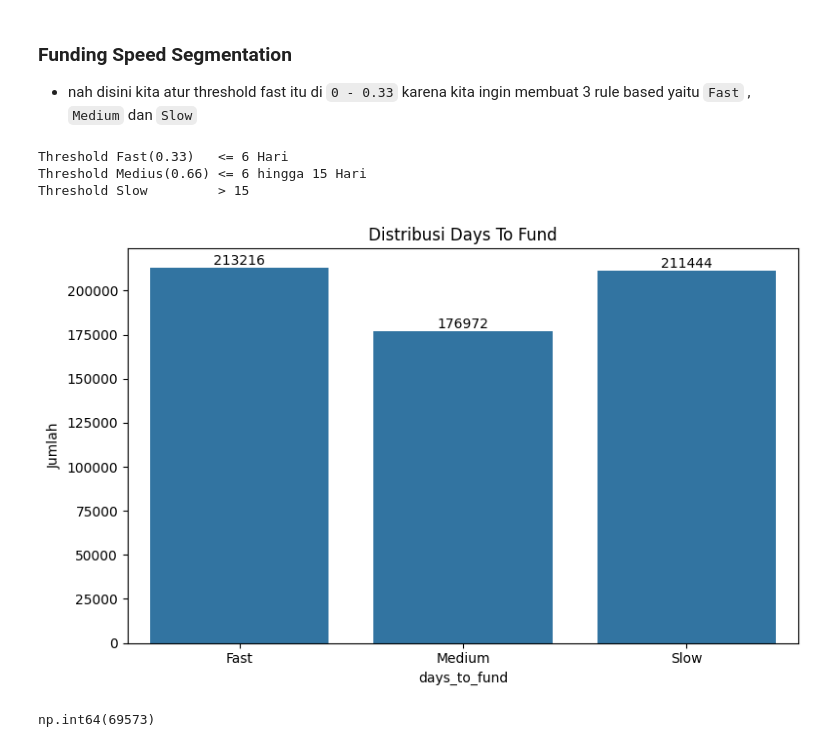
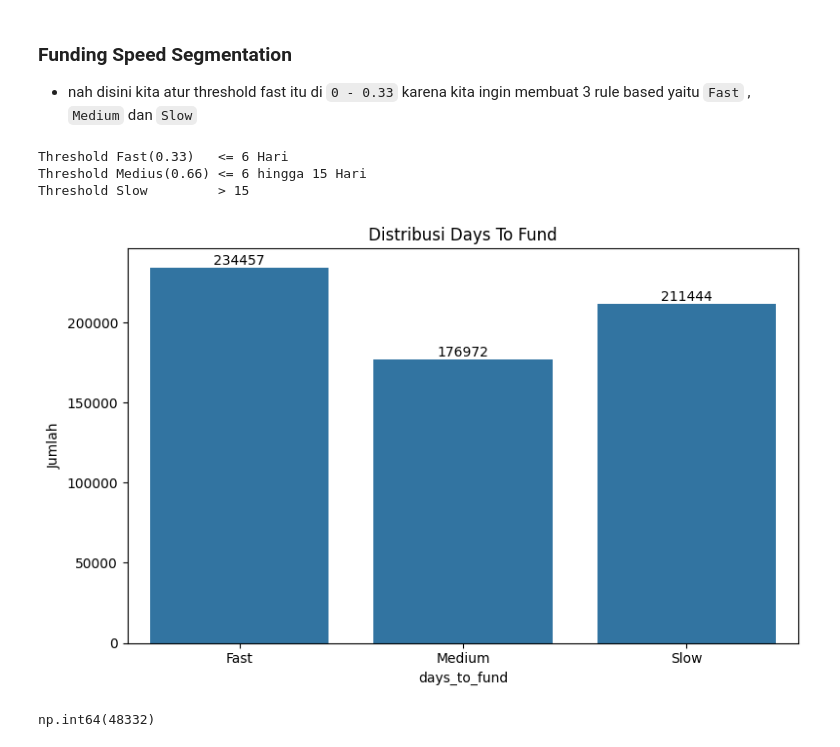
Before and after one commit to PrimaSembiring/kiva-loan-risk-analysis, a Jupyter notebook: notebooks/01_data_understanding.ipynb, the cells around one changed output. Saved outputs shown, nothing was run; the diff lists cells and outputs as text; code cells hidden in the pictures.

```diff
--- a/notebooks/01_data_understanding.ipynb
+++ b/notebooks/01_data_understanding.ipynb
@@ -241,35 +241,35 @@ print(puki[['id','posted_time','funded_time','days_to_fund']].head().to_string()
 # %%
 funded_df = df.copy()
 # fast
 p33 = funded_df['days_to_fund'].quantile(0.33)
 # Medium
 p66 = funded_df['days_to_fund'].quantile(0.66)
 
 # membagi data tersebut menjadi 3 kategori
 funded_df['days_to_fund'] = pd.cut(funded_df['days_to_fund'],
-                                  bins=[0, p33, p66, funded_df['days_to_fund'].max()],
+                                  bins=[-1, p33, p66, funded_df['days_to_fund'].max()],
                                   labels=['Fast', 'Medium', 'Slow'])
 
 print(f'Threshold Fast(0.33)   <= {p33:.0f} Hari')
 print(f'Threshold Medius(0.66) <= {p33:.0f} hingga {p66:.0f} Hari')
 print(f'Threshold Slow         > {p66:.0f}')
 
 # Visualisasi
 fig, axes = plt.subplots(figsize=(8,5))
 ax = sns.countplot(data=funded_df, x='days_to_fund')
 for i in ax.containers:
     ax.bar_label(i)
 ax.set_title('Distribusi Days To Fund')
 ax.set_ylabel('Jumlah')
 
 plt.tight_layout()
 plt.show()
 # %% [output]
 Threshold Fast(0.33)   <= 6 Hari
 Threshold Medius(0.66) <= 6 hingga 15 Hari
 Threshold Slow         > 15
-[figure, old version]
+[figure, new version]
 # %%
 funded_df["days_to_fund"].isna().sum()
 # %% [output]
-np.int64(69573)
+np.int64(48332)
```
Also changed, not shown: parts of 4 cells of this notebook.
